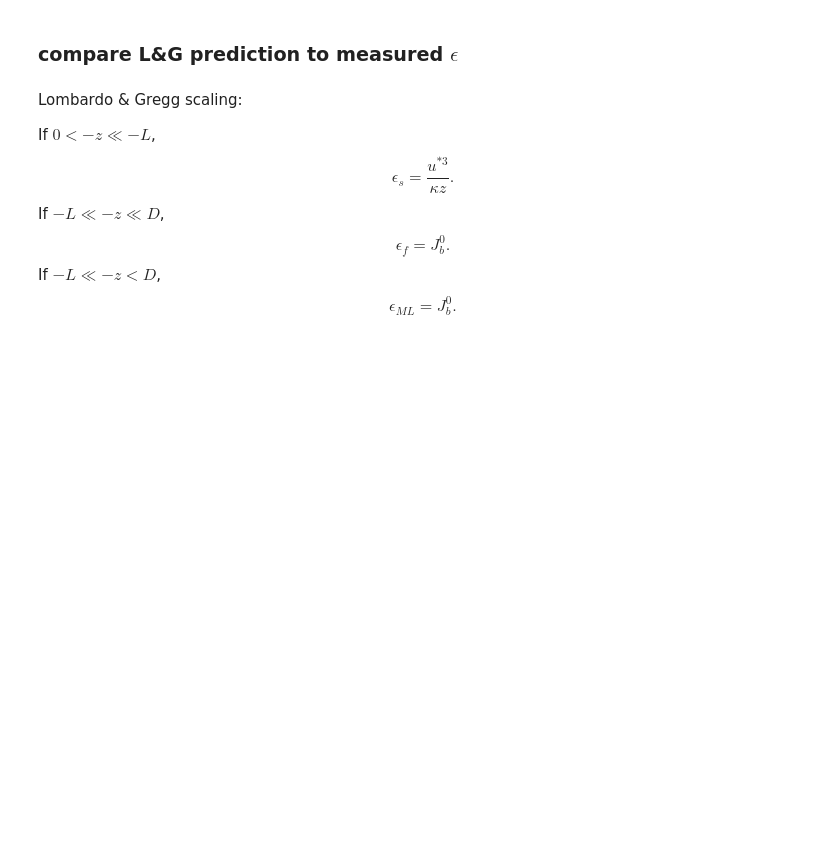
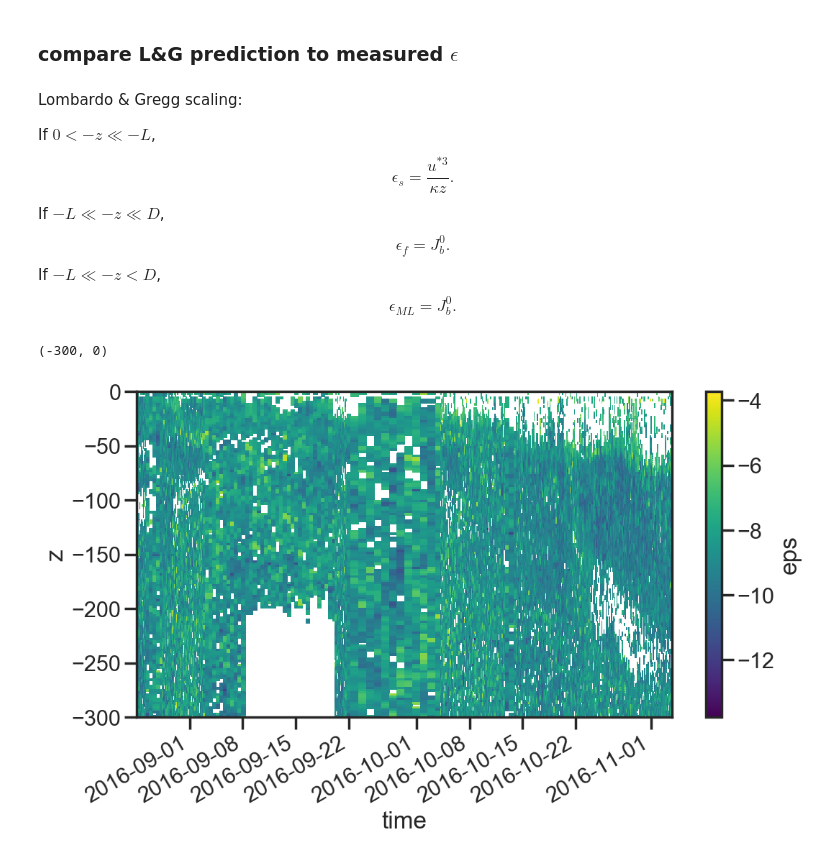
Before and after one commit to sessink/NIW, a Jupyter notebook: notebooks/lombardo_gregg.ipynb, the cells around one changed output. Drawn from its saved outputs; the diff is of its cells as text; code cells hidden in the pictures; blank space fills up the shorter version.

```diff
--- a/notebooks/lombardo_gregg.ipynb
+++ b/notebooks/lombardo_gregg.ipynb
@@ -102,3 +41,6 @@ met['uprime_kz'] = met.uprime/(0.4*met.mld_new)
+# %%
+floatid = '7781a'
+data = xr.open_dataset(f'../data/turb/turb_{floatid}.nc')
 # %% [markdown]
 ### compare L&G prediction to measured $\epsilon$
 # %% [markdown]
@@ -116,3 +58,9 @@ If $-L \ll -z < D$,
 $$
 \epsilon_{ML} = J_b^0.
 $$
+# %%
+data.eps.pipe(np.log10).plot()
+plt.ylim(-300,0)
+# %% [output]
+(-300, 0)
+[figure, added]
```
Also changed, not shown: parts of 20 cells of this notebook, 1 other file.
